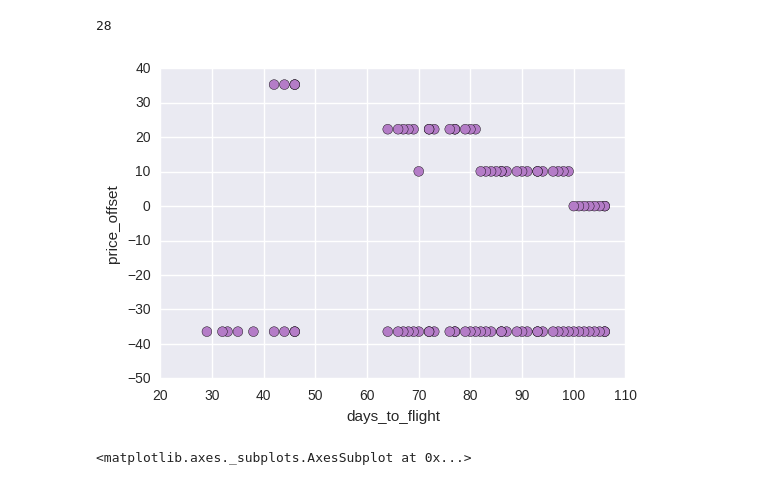
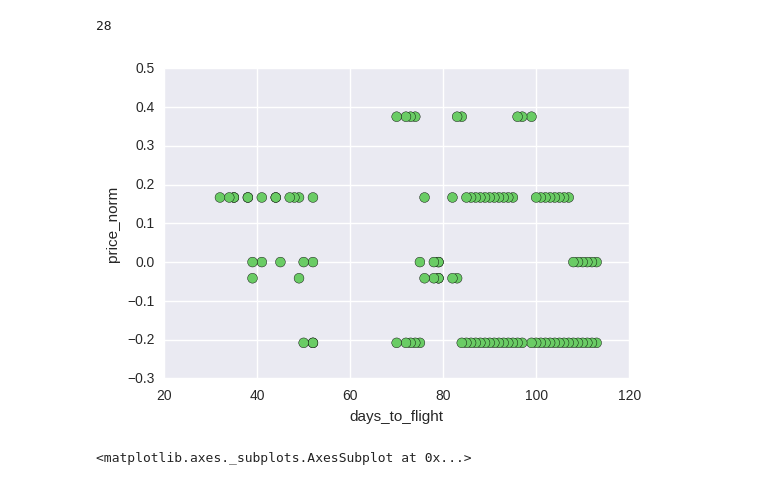
Before and after one commit to iramusa/price-pred, a Jupyter notebook: notebooks/visualise.ipynb, the cells around one changed output. Cells and saved outputs as stored; diff of their text form; code cells hidden in the pictures.

```diff
--- a/notebooks/visualise.ipynb
+++ b/notebooks/visualise.ipynb
@@ -98,10 +90,10 @@ i
 departs = data['departure_time'].unique()
 i = 0
 # %%
-plot_days_to_flight_scatter(data[data['departure_time'] == departs[i]], price='price_offset', color_map='departure_color')
+plot_days_to_flight_scatter(data[data['departure_time'] == departs[i]], price='price_norm', color_map='departure_color')
 i += 1
 # %% [output]
-[figure, old version]
+[figure, new version]
 # %%
 data[data['departure_time'] == departs[15]]['price'].plot()
 # %% [output]
```
Also changed, not shown: parts of 6 cells of this notebook.
